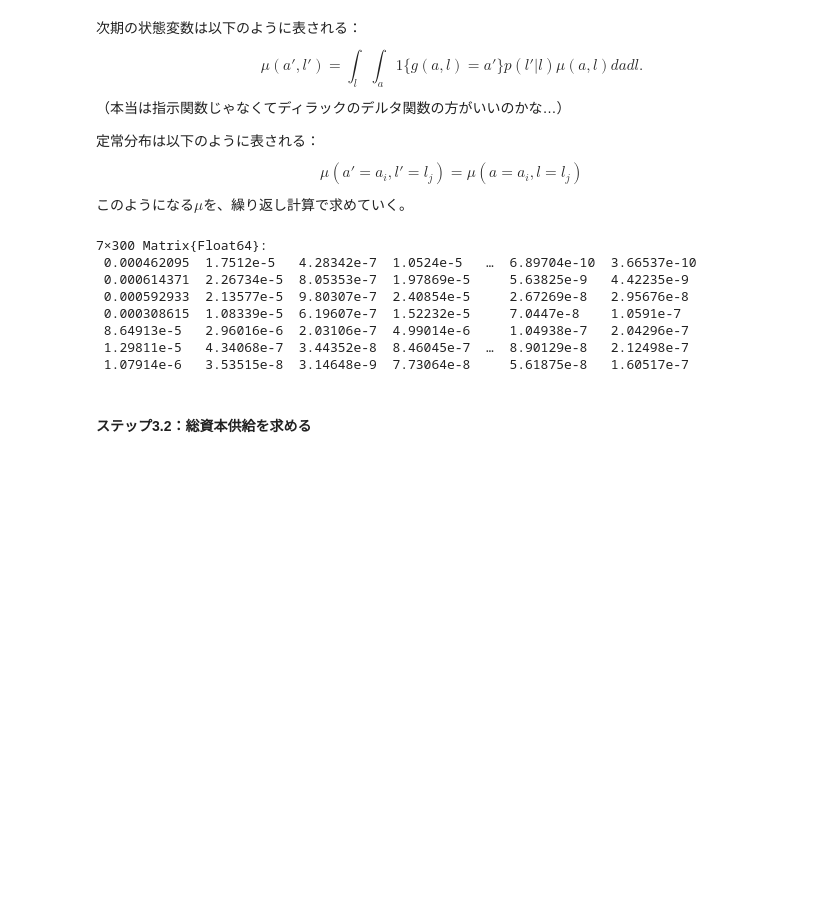
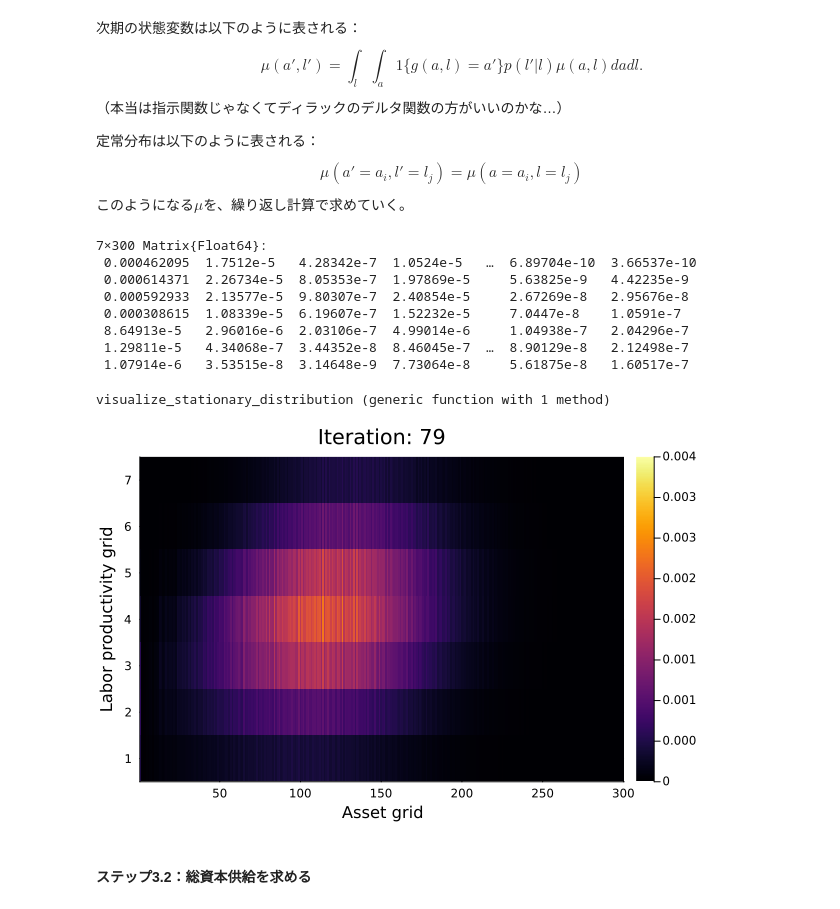
Before and after one commit to mizuhirosuzuki/quant_macro_study_group, a Jupyter notebook: Ch5/aiyagari.ipynb, the cells around one changed output. Cells and saved outputs as stored; diff of their text form; code cells hidden in the pictures; blank space fills up the shorter version.

```diff
--- a/Ch5/aiyagari.ipynb
+++ b/Ch5/aiyagari.ipynb
@@ -440,6 +440,66 @@ mea0 = derive_stationary_distribution(m, rate0, kfun, kfunG, w0, grids, capital_
  8.64913e-5   2.96016e-6  2.03106e-7  4.99014e-6     1.04938e-7   2.04296e-7
  1.29811e-5   4.34068e-7  3.44352e-8  8.46045e-7  …  8.90129e-8   2.12498e-7
  1.07914e-6   3.53515e-8  3.14648e-9  7.73064e-8     5.61875e-8   1.60517e-7
+# %%
+function visualize_stationary_distribution(m, r0, kfun, kfunG, wage, grids, capital_grid_translations)
+
+    # capital grids
+    gridk, gridk2 = grids
+
+    # mapping between capital variables
+    kc1vec, kc2vec, prk1vec, prk2vec = capital_grid_translations
+
+    # calculate stationary distribution
+    mea0=ones(m.Nl,m.Nk)/(m.Nl*m.Nk); # old distribution
+    mea1=zeros(m.Nl,m.Nk); # new distribution
+    err=1;
+    errTol=0.00001;
+    maxiter=2000;
+    iter=1;
+
+    anim = Animation()
+    while (err > errTol) & (iter < maxiter)
+
+        for kc in 1:m.Nk # k
+            for lc in 1:m.Nl # l
+
+                kcc = Int(kfunG[lc,kc]); # index of k'(k,l)
+
+                # interpolation of policy function
+                # split to two grids in gridk
+                kcc1 = Int(kc1vec[kcc]);
+                kcc2 = Int(kc2vec[kcc]);
+
+                for lcc in 1:m.Nl # l'
+
+                    mea1[lcc,kcc1] += m.prob[lc,lcc]*prk1vec[kcc]*mea0[lc,kc]
+                    mea1[lcc,kcc2] += m.prob[lc,lcc]*prk2vec[kcc]*mea0[lc,kc]
+
+                end
+            end
+        end
+        current_plot = heatmap(1:m.Nk, 1:m.Nl, mea0, title="Iteration: $iter", clims=(0, 0.004))
+        xlabel!("Asset grid")
+        ylabel!("Labor productivity grid")
+        display(current_plot)
+        frame(anim)
+        IJulia.clear_output(true)
+
+        err = maximum(abs.(mea1-mea0));
+        mea0 = copy(mea1);
+        iter += 1;
+        mea1 = zeros(m.Nl,m.Nk);
+
+    end
+
+    return nothing
+end
+# %% [output]
+visualize_stationary_distribution (generic function with 1 method)
+# %%
+visualize_stationary_distribution(m, rate0, kfun, kfunG, w0, grids, capital_grid_translations)
+# %% [output]
+[figure, added]
 # %% [markdown]
 #### ステップ3.2：総資本供給を求める
 # %% [markdown]
```
Also changed, not shown: 13 other files.
